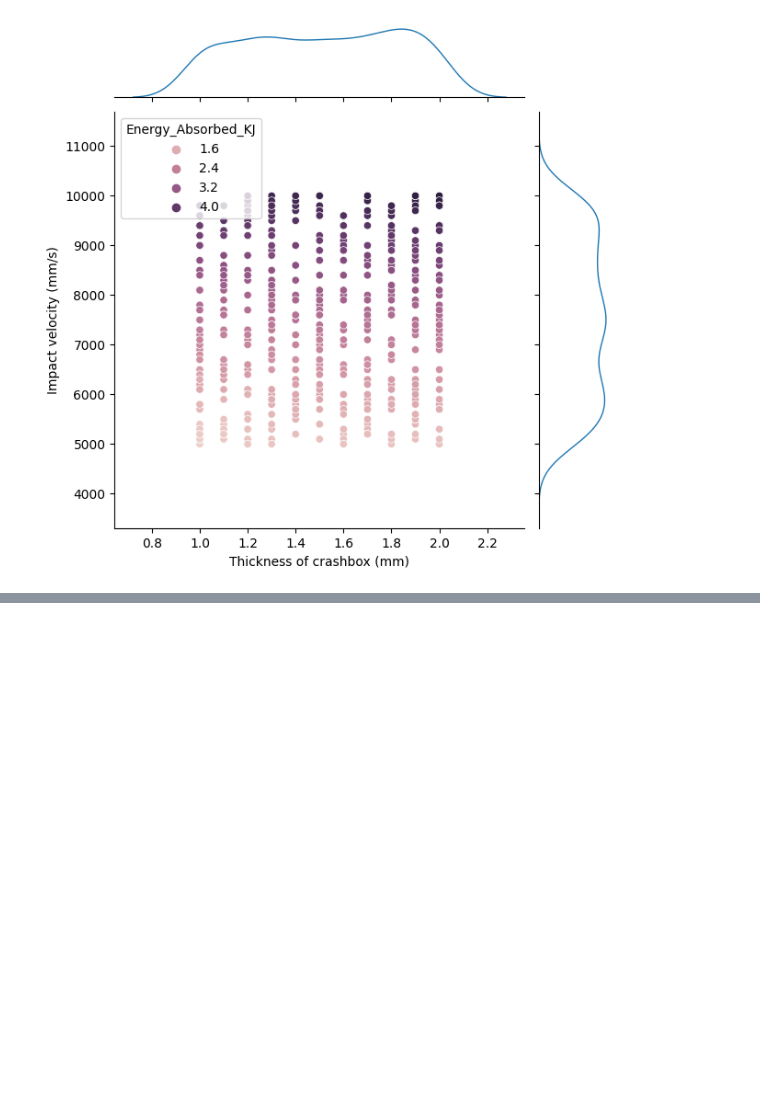
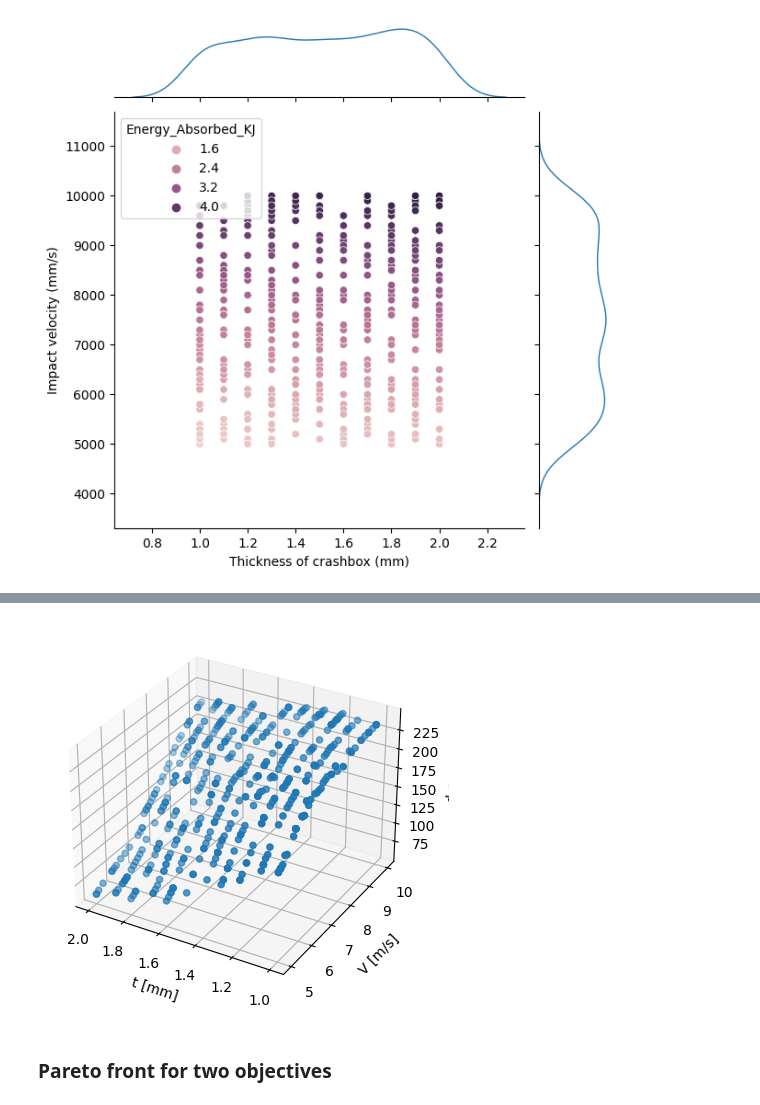
Before and after one commit to MrAdityaBorse/FEM_Data_Impact_Simulation, a Jupyter notebook: Loading database and analysing.ipynb, the cells around one changed output, grey strips where cells are left out. Drawn from its saved outputs; the diff is of its cells as text; code cells hidden in the pictures; blank space fills up the shorter version.

```diff
--- a/Loading database and analysing.ipynb
+++ b/Loading database and analysing.ipynb
@@ -95,0 +109,26 @@ plt.savefig("data_analysis_trisurf.pdf", bbox_inches='tight', dpi=1200)
+# %%
+# Distribution of the objectives over the input parameters using matplotlib only
+
+X=df["Thickness"]
+Y=df["Velocity"]/1000
+# Z=df["Peak_Impact_Force_KN"]
+# Z=df["Energy_Absorbed_KJ"]
+Z=df["Deformation_CB_mm"]
+# Z=df["Mean_impact_force_KN"]
+# Z=df["Mass_CB_g"]
+
+fig = plt.figure()
+ax = fig.add_subplot(111, projection='3d')
+ax.scatter(X,Y,Z)
+ax.set_xlabel('t [mm]'ing
+ax.invert_xaxis()
+ax.set_ylabel('V [m/s]')
+ax.set_zlabel('d_max')
+
+plt.savefig("data_analysis_3d_plot_t_v_d.svg", bbox_inches='tight', dpi=1200)
+plt.savefig("data_analysis_3d_plot_t_v_d.pdf", bbox_inches='tight', dpi=1200)
+plt.savefig("data_analysis_3d_plot_t_v_d.png", bbox_inches='tight', dpi=1200)
+# %% [output]
+[figure, added]
+# %% [markdown]
+### Pareto front for two objectives
```
Also changed, not shown: parts of 9 cells of this notebook.
